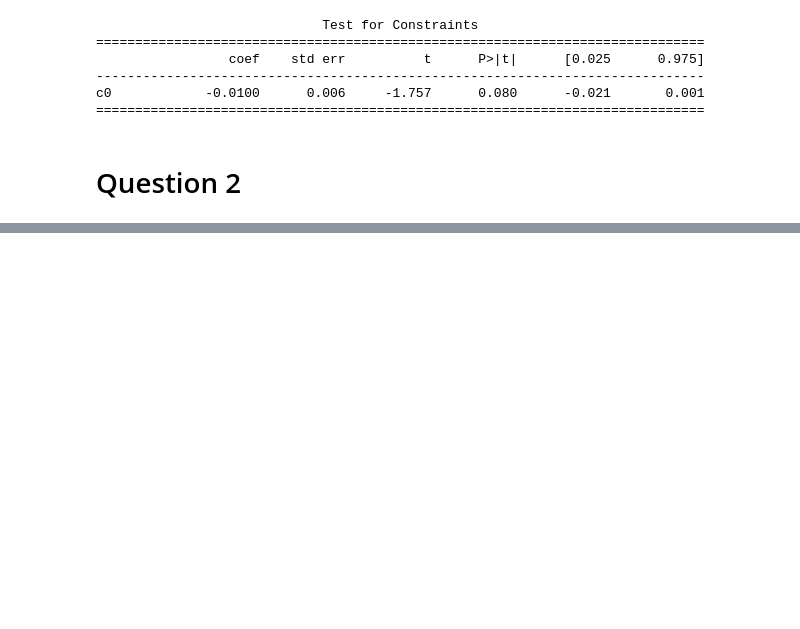
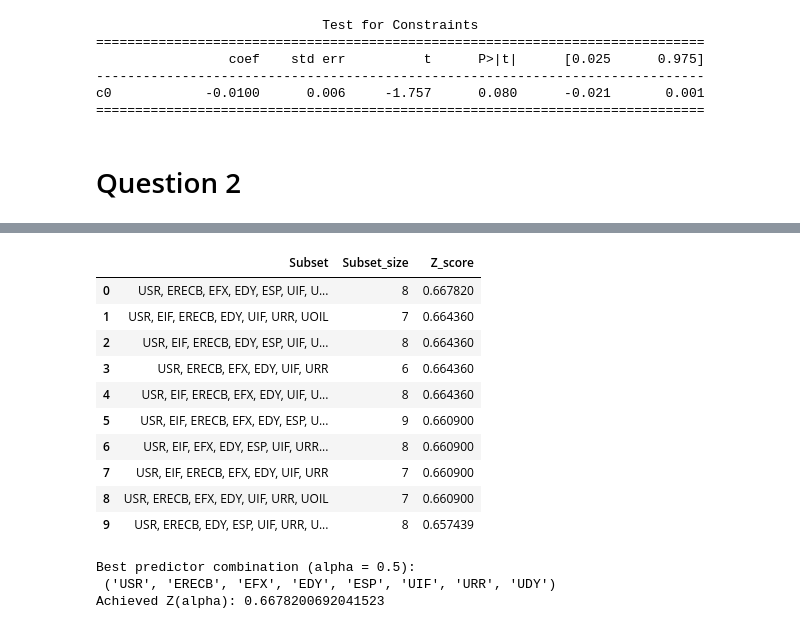
Before and after one commit to rodologie/Financial_Statistics, a Jupyter notebook: notebooks/main.ipynb, the cells around one changed output, grey strips where cells are left out. Saved outputs shown, nothing was run; the diff lists cells and outputs as text; code cells hidden in the pictures; blank space fills up the shorter version.

Commit message:
need to rework on ols computation - part zith z score looks fine

```diff
--- a/notebooks/main.ipynb
+++ b/notebooks/main.ipynb
@@ -305,0 +329,62 @@ Optimization terminated successfully.
+# %%
+def compute_Z(y_true, p_hat, alpha):
+    Z = np.where((p_hat > alpha) & (y_true == 1), 1,
+                 np.where((p_hat <= alpha) & (y_true == 0), 1, 0))
+    return Z.mean()
+# %%
+best_Z = -1 #initialize so that any Z_val is better but can't be worse
+best_predictors = None
+results = []
+
+for k in range(1, 11): #all combos possible of size 1 to 10
+    for subset in itertools.combinations(predictor_candidates, k):
+
+        X = data[list(subset)]
+        y = data['Y_next']
+
+        model = sm.OLS(y, X).fit()
+        p_hat = model.predict(X)
+
+        Z_val = compute_Z(y, p_hat, alpha=0.5) #first set (question specify it)
+        results.append((subset, Z_val))
+
+        if Z_val > best_Z:
+            best_Z = Z_val
+            best_predictors = subset
+# %%
+#| label : tbl-result-Z
+#| tbl-cap : "Top 10 combinations of predictors by Z score"
+df_results = pd.DataFrame([
+    {
+        "Subset": ", ".join(subset),
+        "Subset_size": len(subset),
+        "Z_score": z
+    }
+    for subset, z in results
+])
+
+# Tri du plus grand au plus petit Z
+df_results = df_results.sort_values(
+    "Z_score", ascending=False).reset_index(drop=True)
+
+# Affichage
+df_results.head(10)
+# %% [output]
+|  | Subset | Subset_size | Z_score |
+| 0 | USR, ERECB, EFX, EDY, ESP, UIF, U... | 8 | 0.667820 |
+| 1 | USR, EIF, ERECB, EDY, UIF, URR, UOIL | 7 | 0.664360 |
+| 2 | USR, EIF, ERECB, EDY, ESP, UIF, U... | 8 | 0.664360 |
+| 3 | USR, ERECB, EFX, EDY, UIF, URR | 6 | 0.664360 |
+| 4 | USR, EIF, ERECB, EFX, EDY, UIF, U... | 8 | 0.664360 |
+| 5 | USR, EIF, ERECB, EFX, EDY, ESP, U... | 9 | 0.660900 |
+| 6 | USR, EIF, EFX, EDY, ESP, UIF, URR... | 8 | 0.660900 |
+| 7 | USR, EIF, ERECB, EFX, EDY, UIF, URR | 7 | 0.660900 |
+| 8 | USR, ERECB, EFX, EDY, UIF, URR, UOIL | 7 | 0.660900 |
+| 9 | USR, ERECB, EDY, ESP, UIF, URR, U... | 8 | 0.657439 |
+# %%
+print("Best predictor combination (alpha = 0.5):\n", best_predictors)
+print("Achieved Z(alpha):", best_Z)
+# %% [output]
+Best predictor combination (alpha = 0.5):
+ ('USR', 'ERECB', 'EFX', 'EDY', 'ESP', 'UIF', 'URR', 'UDY')
+Achieved Z(alpha): 0.6678200692041523
```
Also changed, not shown: parts of 16 cells of this notebook, 2 other files.
